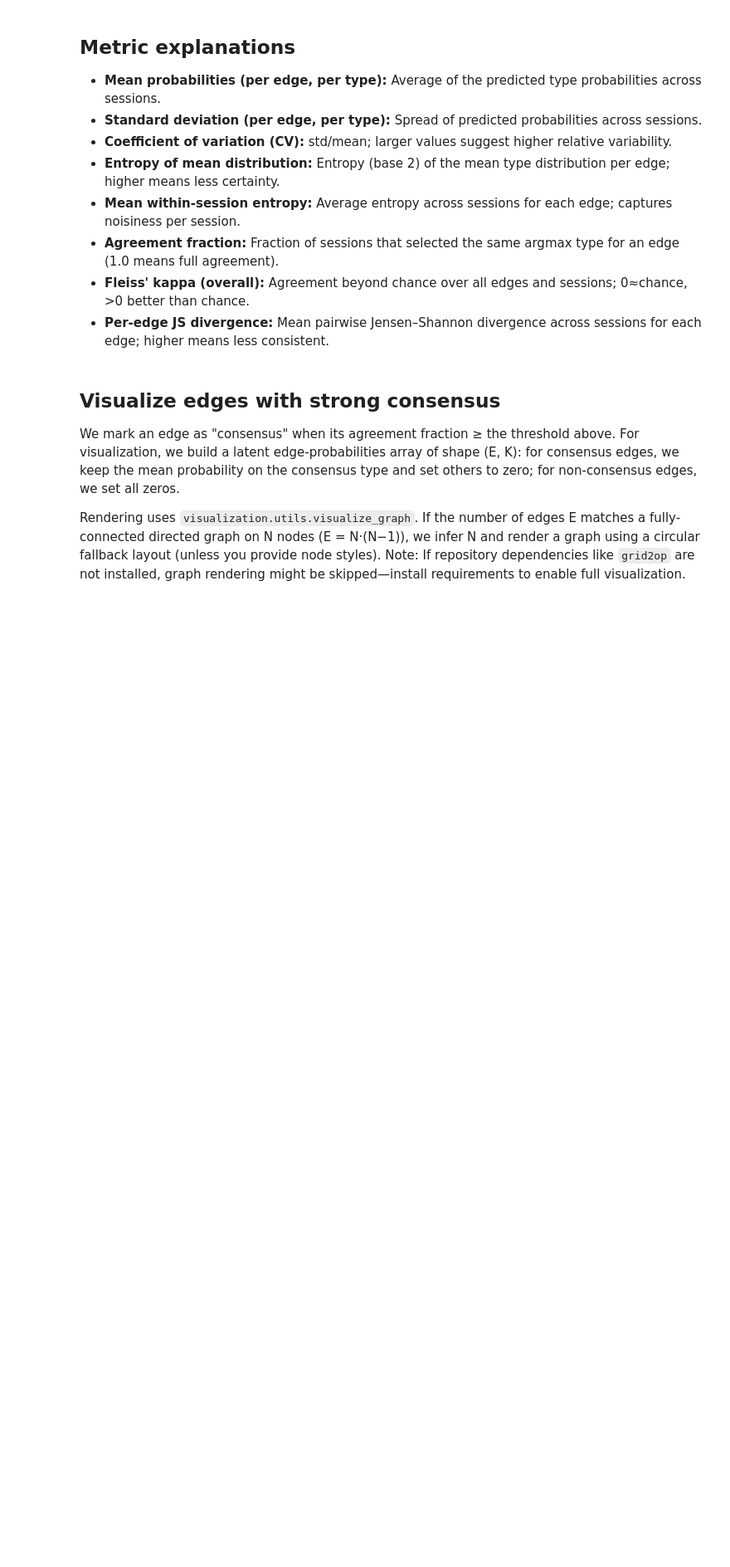
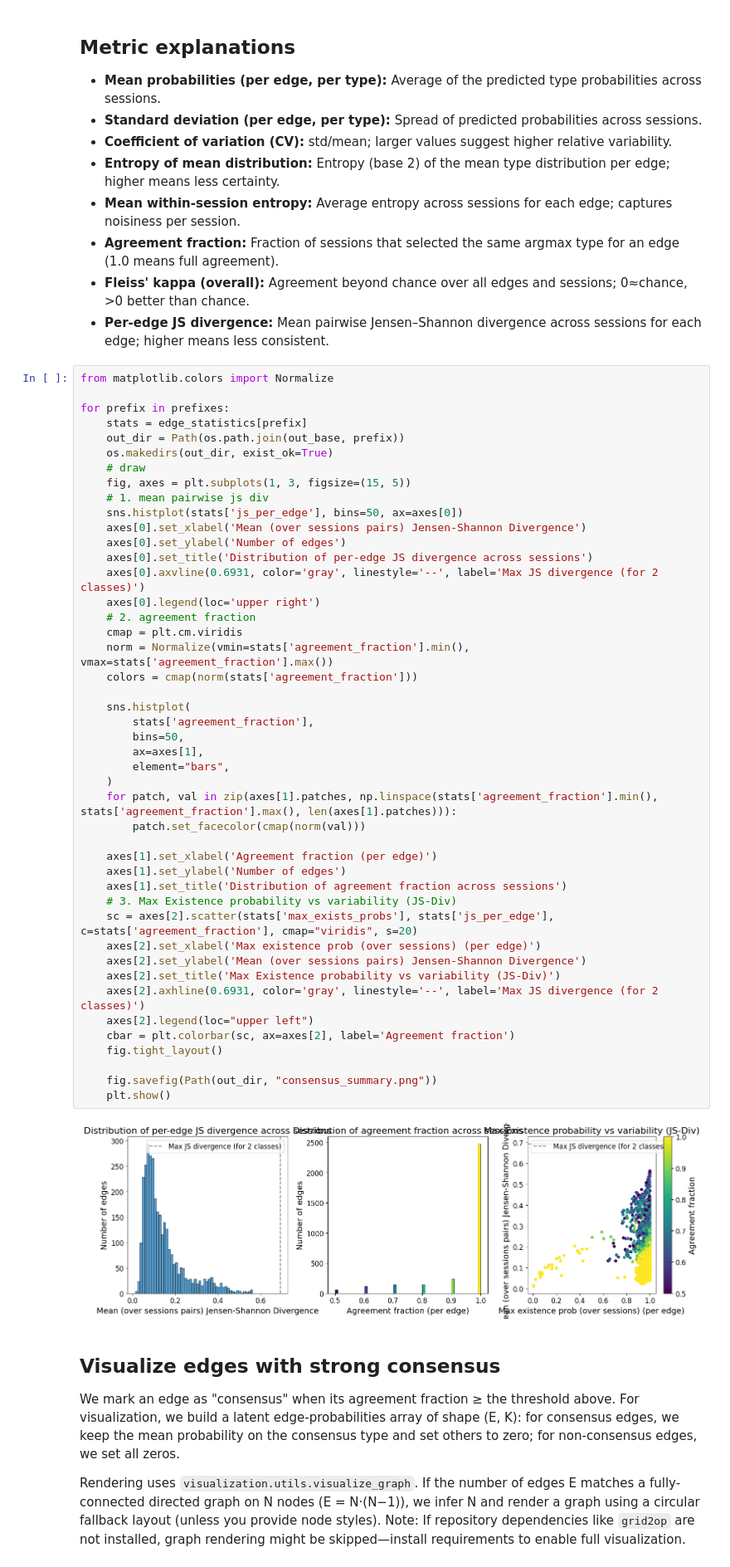
Before and after one commit to HansDampf37/NRI-for-explainable-RL-in-Power-Grids, a Jupyter notebook: src/visualization/edge_consistency_analysis.ipynb, the cells around one changed output. Shown at 83% size. Saved outputs shown, nothing was run; the diff lists cells and outputs as text; blank space fills up the shorter version.

```diff
--- a/src/visualization/edge_consistency_analysis.ipynb
+++ b/src/visualization/edge_consistency_analysis.ipynb
@@ -171,6 +173,53 @@ for prefix in prefixes:
 - **Agreement fraction:** Fraction of sessions that selected the same argmax type for an edge (1.0 means full agreement).
 - **Fleiss' kappa (overall):** Agreement beyond chance over all edges and sessions; 0≈chance, >0 better than chance.
 - **Per-edge JS divergence:** Mean pairwise Jensen–Shannon divergence across sessions for each edge; higher means less consistent.
+# %%
+from matplotlib.colors import Normalize
+
+for prefix in prefixes:
+    stats = edge_statistics[prefix]
+    out_dir = Path(os.path.join(out_base, prefix))
+    os.makedirs(out_dir, exist_ok=True)
+    # draw
+    fig, axes = plt.subplots(1, 3, figsize=(15, 5))
+    # 1. mean pairwise js div
+    sns.histplot(stats['js_per_edge'], bins=50, ax=axes[0])
+    axes[0].set_xlabel('Mean (over sessions pairs) Jensen-Shannon Divergence')
+    axes[0].set_ylabel('Number of edges')
+    axes[0].set_title('Distribution of per-edge JS divergence across sessions')
+    axes[0].axvline(0.6931, color='gray', linestyle='--', label='Max JS divergence (for 2 classes)')
+    axes[0].legend(loc='upper right')
+    # 2. agreement fraction
+    cmap = plt.cm.viridis
+    norm = Normalize(vmin=stats['agreement_fraction'].min(), vmax=stats['agreement_fraction'].max())
+    colors = cmap(norm(stats['agreement_fraction']))
+
+    sns.histplot(
+        stats['agreement_fraction'],
+        bins=50,
+        ax=axes[1],
+        element="bars",
+    )
+    for patch, val in zip(axes[1].patches, np.linspace(stats['agreement_fraction'].min(), stats['agreement_fraction'].max(), len(axes[1].patches))):
+        patch.set_facecolor(cmap(norm(val)))
+
+    axes[1].set_xlabel('Agreement fraction (per edge)')
+    axes[1].set_ylabel('Number of edges')
+    axes[1].set_title('Distribution of agreement fraction across sessions')
+    # 3. Max Existence probability vs variability (JS-Div)
+    sc = axes[2].scatter(stats['max_exists_probs'], stats['js_per_edge'], c=stats['agreement_fraction'], cmap="viridis", s=20)
+    axes[2].set_xlabel('Max existence prob (over sessions) (per edge)')
+    axes[2].set_ylabel('Mean (over sessions pairs) Jensen-Shannon Divergence')
+    axes[2].set_title('Max Existence probability vs variability (JS-Div)')
+    axes[2].axhline(0.6931, color='gray', linestyle='--', label='Max JS divergence (for 2 classes)')
+    axes[2].legend(loc="upper left")
+    cbar = plt.colorbar(sc, ax=axes[2], label='Agreement fraction')
+    fig.tight_layout()
+
+    fig.savefig(Path(out_dir, "consensus_summary.png"))
+    plt.show()
+# %% [output]
+[figure, added]
 # %% [markdown]
 ## Visualize edges with strong consensus
 We mark an edge as "consensus" when its agreement fraction ≥ the threshold above.
```
Also changed, not shown: parts of 13 cells of this notebook, 11 other files.
